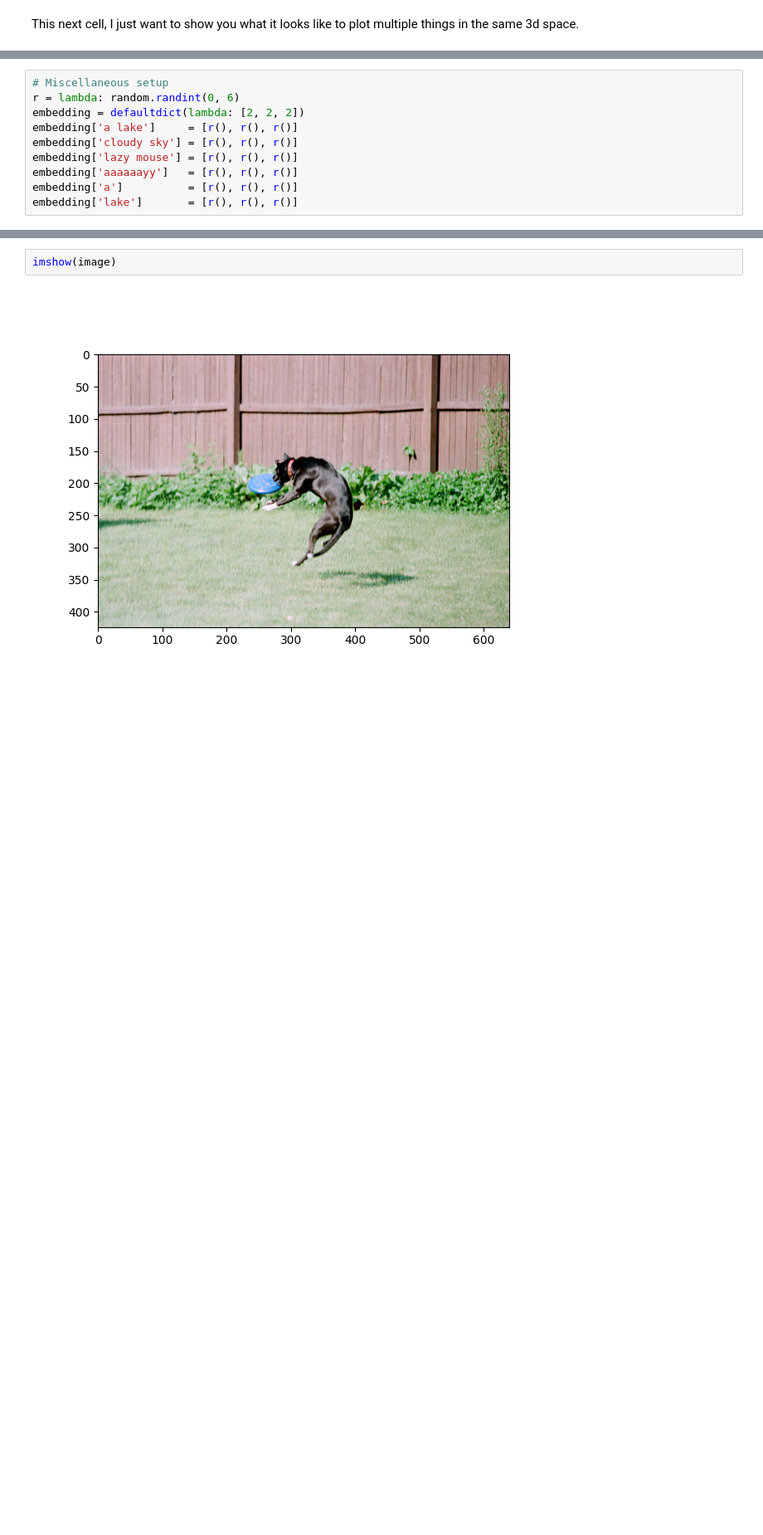
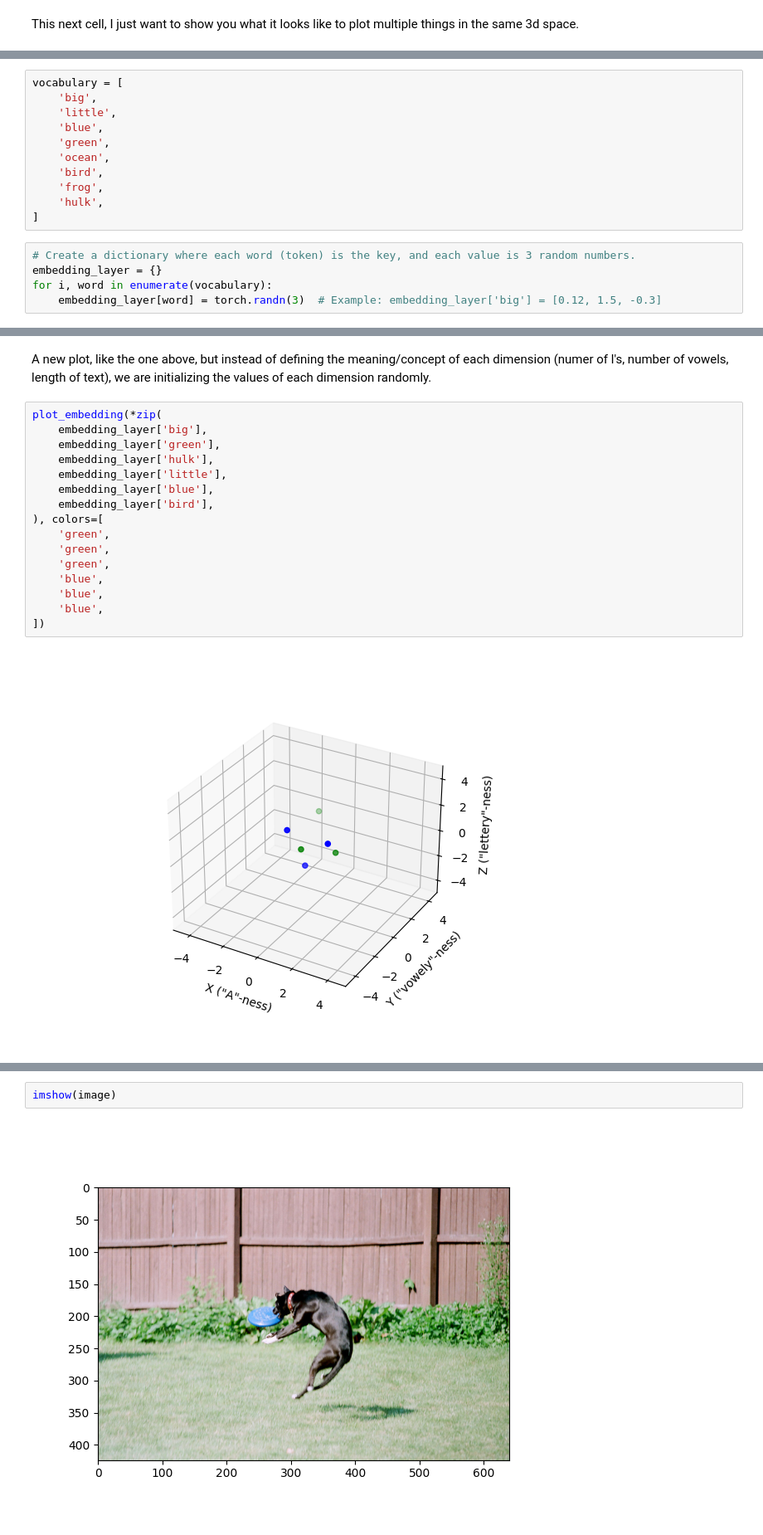
Before and after one commit to eihli/mugato, a Jupyter notebook: token_and_embed.ipynb, the cells around one changed output, grey strips where cells are left out. Shown at 83% size. Drawn from its saved outputs; the diff is of its cells as text; blank space fills up the shorter version.

```diff
--- a/token_and_embed.ipynb
+++ b/token_and_embed.ipynb
@@ -149,10 +235,16 @@ plot_embedding(*zip(
+# %%
+vocabulary = [
+    'big',
+    'little',
+    'blue',
+    'green',
+    'ocean',
+    'bird',
+    'frog',
+    'hulk',
+]
 # %%
-# Miscellaneous setup
-r = lambda: random.randint(0, 6)
-embedding = defaultdict(lambda: [2, 2, 2])
-embedding['a lake']     = [r(), r(), r()]
-embedding['cloudy sky'] = [r(), r(), r()]
-embedding['lazy mouse'] = [r(), r(), r()]
-embedding['aaaaaayy']   = [r(), r(), r()]
-embedding['a']          = [r(), r(), r()]
-embedding['lake']       = [r(), r(), r()]
+# Create a dictionary where each word (token) is the key, and each value is 3 random numbers.
+embedding_layer = {}
+for i, word in enumerate(vocabulary):
+    embedding_layer[word] = torch.randn(3)  # Example: embedding_layer['big'] = [0.12, 1.5, -0.3]
@@ -180,0 +260,20 @@ embedding['cloudy sky'][blueness_dimension] += -1
+# %% [markdown]
+A new plot, like the one above, but instead of defining the meaning/concept of each dimension (numer of l's, number of vowels, length of text), we are initializing the values of each dimension randomly.
+# %%
+plot_embedding(*zip(
+    embedding_layer['big'],
+    embedding_layer['green'],
+    embedding_layer['hulk'],
+    embedding_layer['little'],
+    embedding_layer['blue'],
+    embedding_layer['bird'],
+), colors=[
+    'green',
+    'green',
+    'green',
+    'blue',
+    'blue',
+    'blue',
+])
+# %% [output]
+[figure, added]
```
Also changed, not shown: parts of 85 cells of this notebook.
